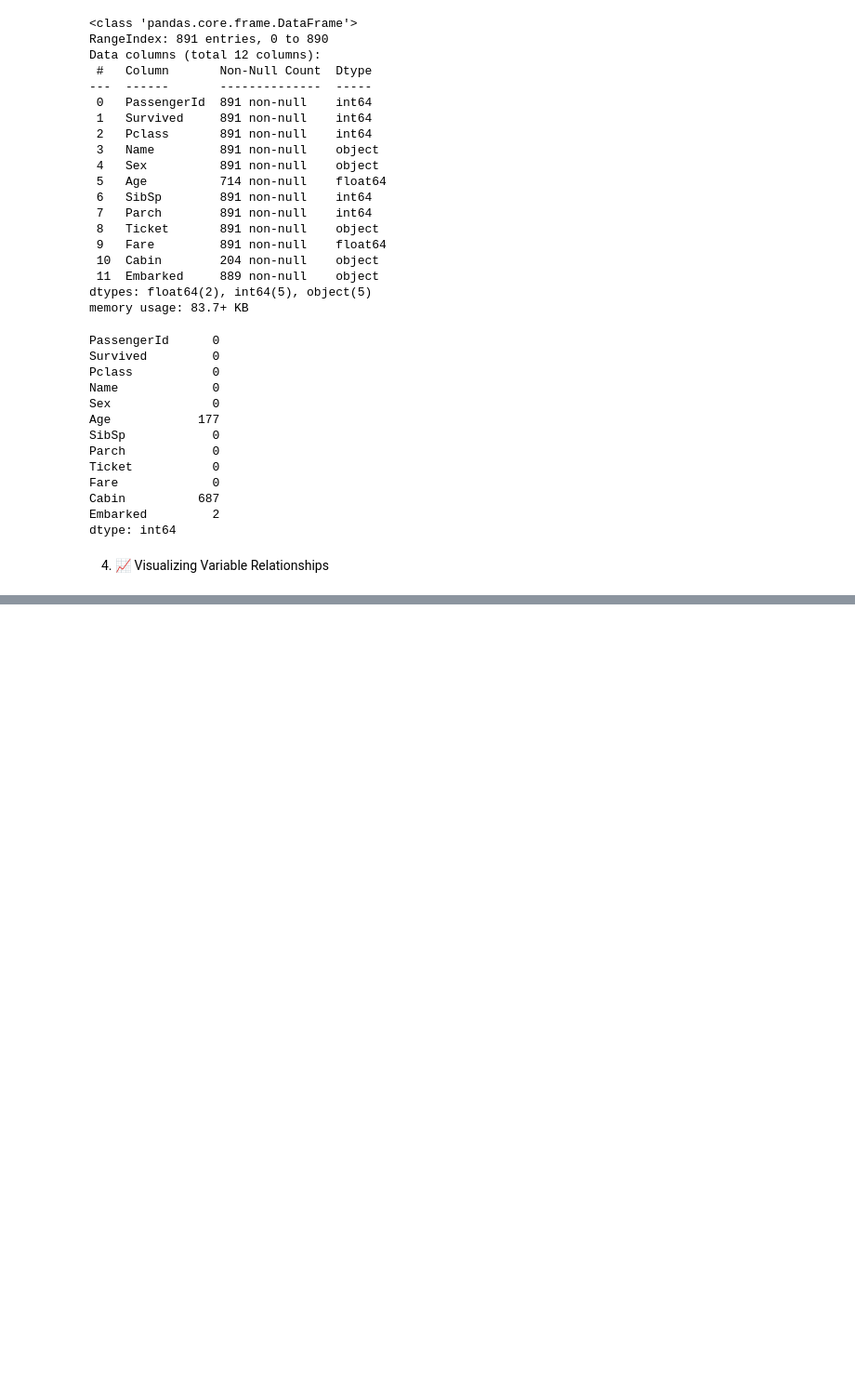
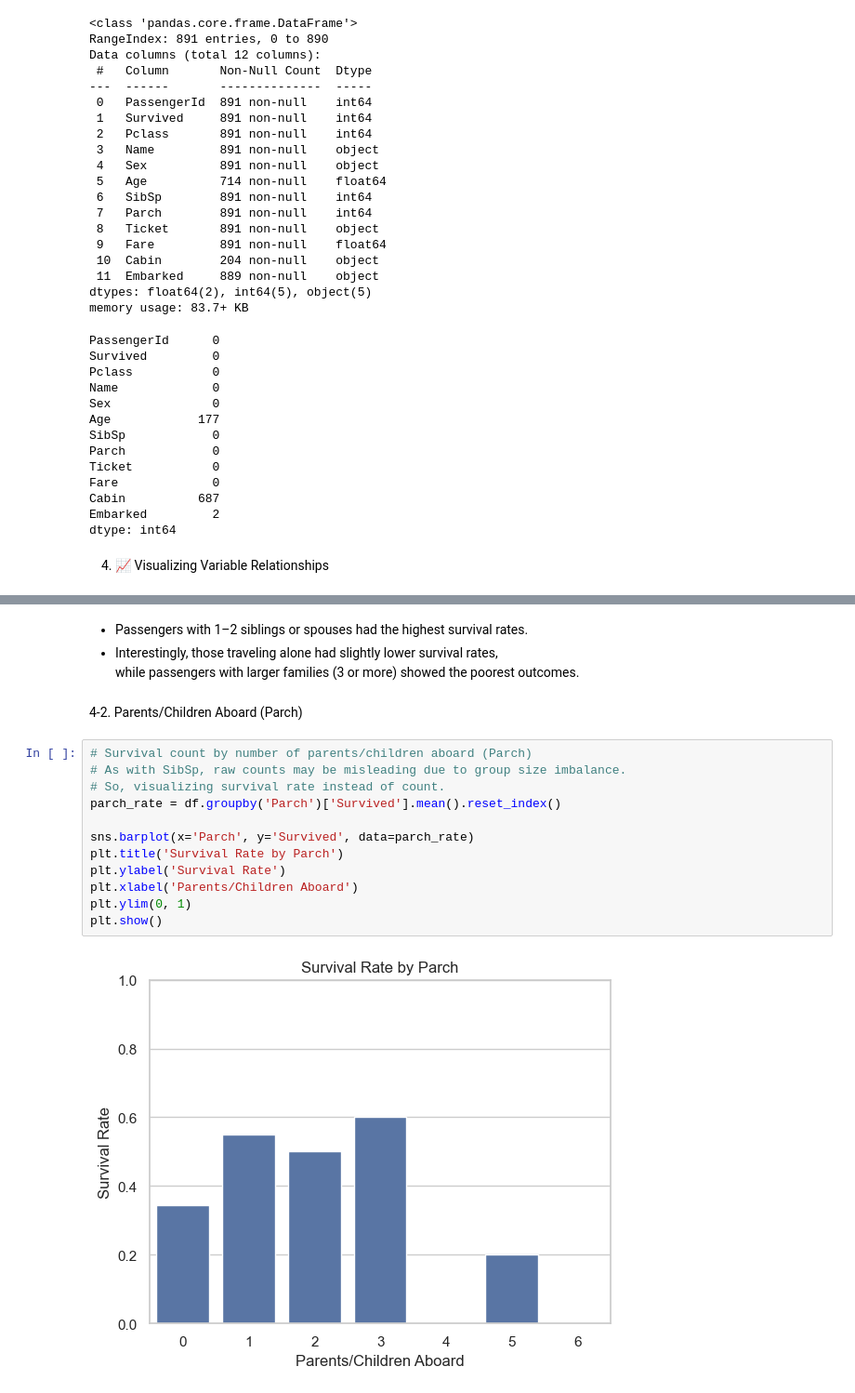
Before and after one commit to haewon-data/haewon-ai-portfolio, a Jupyter notebook: data-analysis-intro/02_variable_relationships.ipynb, the cells around one changed output, grey strips where cells are left out. Shown at 93% size. Drawn from its saved outputs; the diff is of its cells as text; blank space fills up the shorter version.

```diff
--- a/data-analysis-intro/02_variable_relationships.ipynb
+++ b/data-analysis-intro/02_variable_relationships.ipynb
@@ -104,0 +136,20 @@ plt.show()
+# %% [markdown]
+- Passengers with 1–2 siblings or spouses had the highest survival rates.<br>
+- Interestingly, those traveling alone had slightly lower survival rates,<br>
+while passengers with larger families (3 or more) showed the poorest outcomes.
+# %% [markdown]
+4-2. Parents/Children Aboard (Parch)
+# %%
+# Survival count by number of parents/children aboard (Parch)
+# As with SibSp, raw counts may be misleading due to group size imbalance.
+# So, visualizing survival rate instead of count.
+parch_rate = df.groupby('Parch')['Survived'].mean().reset_index()
+
+sns.barplot(x='Parch', y='Survived', data=parch_rate)
+plt.title('Survival Rate by Parch')
+plt.ylabel('Survival Rate')
+plt.xlabel('Parents/Children Aboard')
+plt.ylim(0, 1)
+plt.show()
+# %% [output]
+[figure, added]
```
Also changed, not shown: parts of 12 cells of this notebook.
